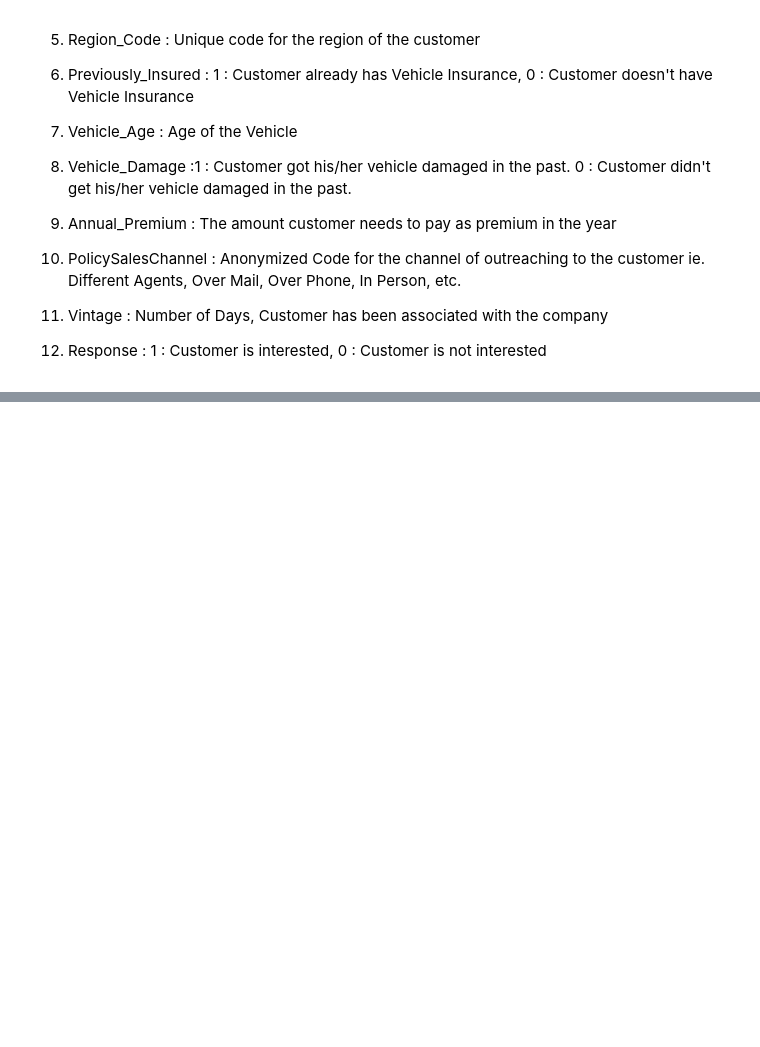
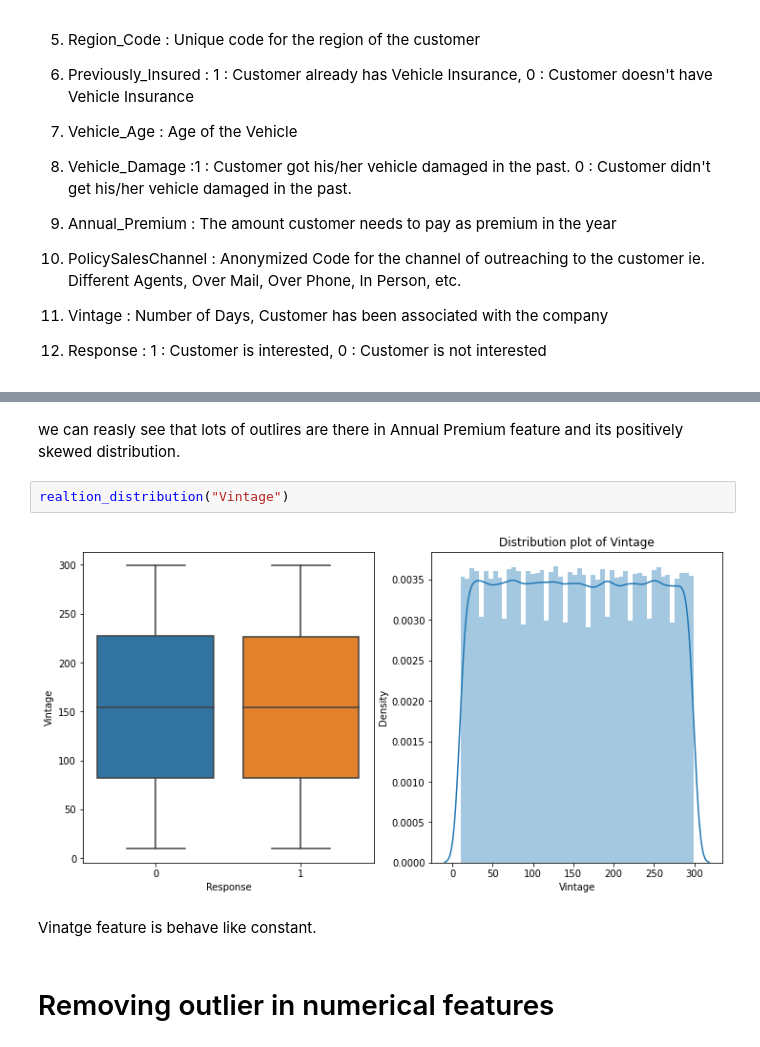
Before and after one commit to AjaharDaroga/Health_Insurance_Cross_Sell_Prediction, a Jupyter notebook: HEALTH_INSURANCE_CROSS_SELL_PREDICTION.ipynb, the cells around one changed output, grey strips where cells are left out. Drawn from its saved outputs; the diff is of its cells as text; blank space fills up the shorter version.

```diff
--- a/HEALTH_INSURANCE_CROSS_SELL_PREDICTION.ipynb
+++ b/HEALTH_INSURANCE_CROSS_SELL_PREDICTION.ipynb
@@ -40,0 +252,10 @@ Now, in order to predict, whether the customer would be interested in Vehicle in
+# %% [markdown]
+we can reasly see that lots of outlires are there in Annual Premium feature and its positively skewed distribution.
+# %%
+realtion_distribution("Vintage")
+# %% [output]
+[figure, added]
+# %% [markdown]
+Vinatge feature is behave like constant.
+# %% [markdown]
+# Removing outlier in numerical features
```
Also changed, not shown: parts of 29 cells of this notebook.
